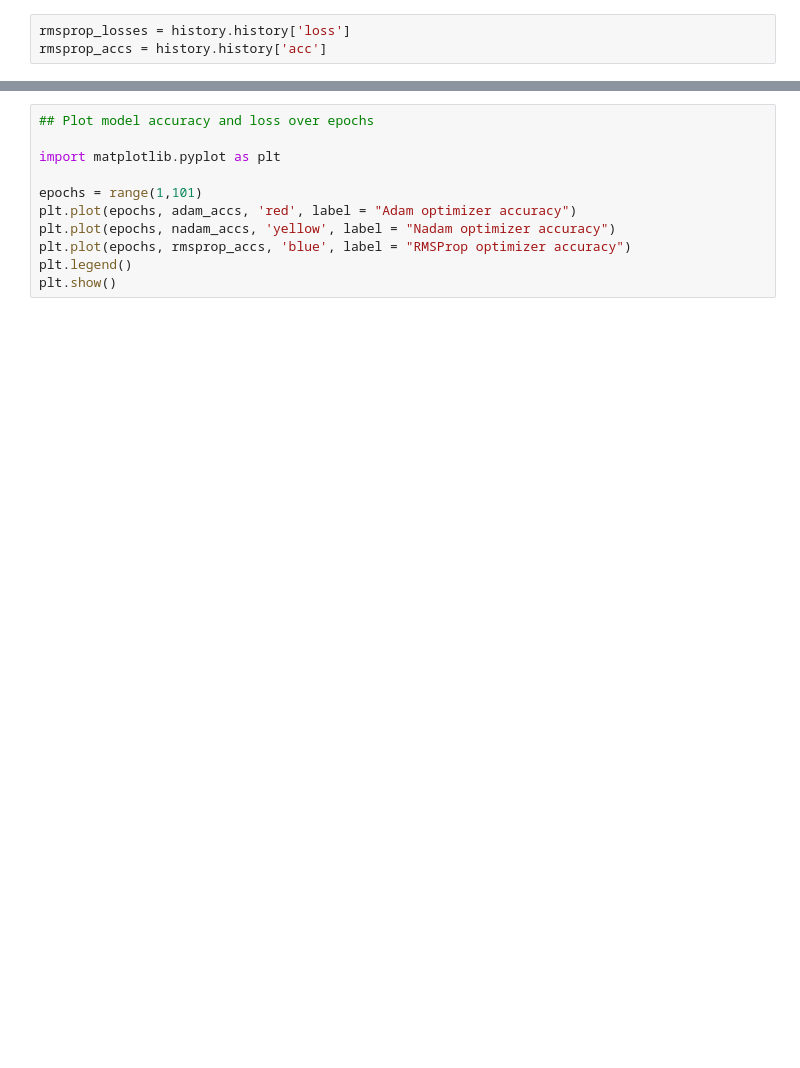
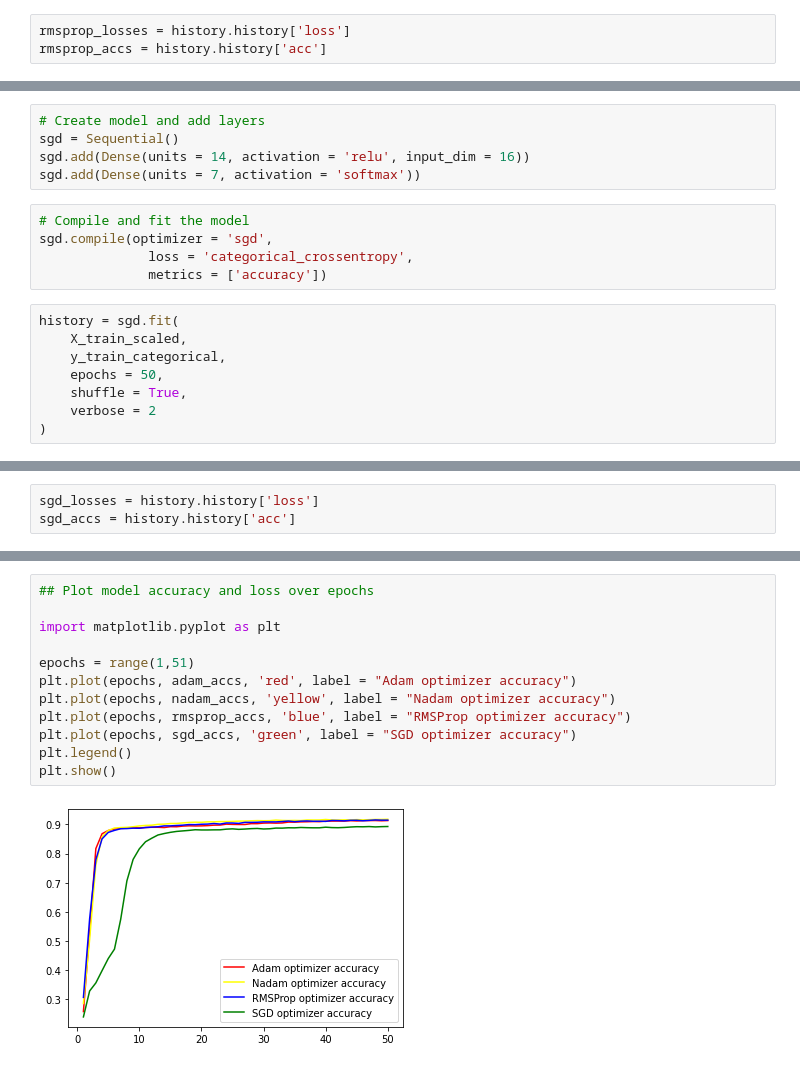
Before and after one commit to luchovzla/dry-bean-classification, a Jupyter notebook: Neural Network.ipynb, the cells around one changed output, grey strips where cells are left out. Drawn from its saved outputs; the diff is of its cells as text; blank space fills up the shorter version.

Commit message:
Added SGD optimizer and graphed losses

```diff
--- a/Neural Network.ipynb
+++ b/Neural Network.ipynb
@@ -131,0 +223,18 @@ print(
+# %%
+# Create model and add layers
+sgd = Sequential()
+sgd.add(Dense(units = 14, activation = 'relu', input_dim = 16))
+sgd.add(Dense(units = 7, activation = 'softmax'))
+# %%
+# Compile and fit the model
+sgd.compile(optimizer = 'sgd',
+              loss = 'categorical_crossentropy',
+              metrics = ['accuracy'])
+# %%
+history = sgd.fit(
+    X_train_scaled,
+    y_train_categorical,
+    epochs = 50,
+    shuffle = True,
+    verbose = 2
+)
@@ -131,0 +259,3 @@ print(
+# %%
+sgd_losses = history.history['loss']
+sgd_accs = history.history['acc']
@@ -132,11 +271,14 @@ print(
 # %%
 ## Plot model accuracy and loss over epochs
 
 import matplotlib.pyplot as plt
 
-epochs = range(1,101)
+epochs = range(1,51)
 plt.plot(epochs, adam_accs, 'red', label = "Adam optimizer accuracy")
 plt.plot(epochs, nadam_accs, 'yellow', label = "Nadam optimizer accuracy")
 plt.plot(epochs, rmsprop_accs, 'blue', label = "RMSProp optimizer accuracy")
+plt.plot(epochs, sgd_accs, 'green', label = "SGD optimizer accuracy")
 plt.legend()
 plt.show()
+# %% [output]
+[figure, added]
```
Also changed, not shown: parts of 14 cells of this notebook.
